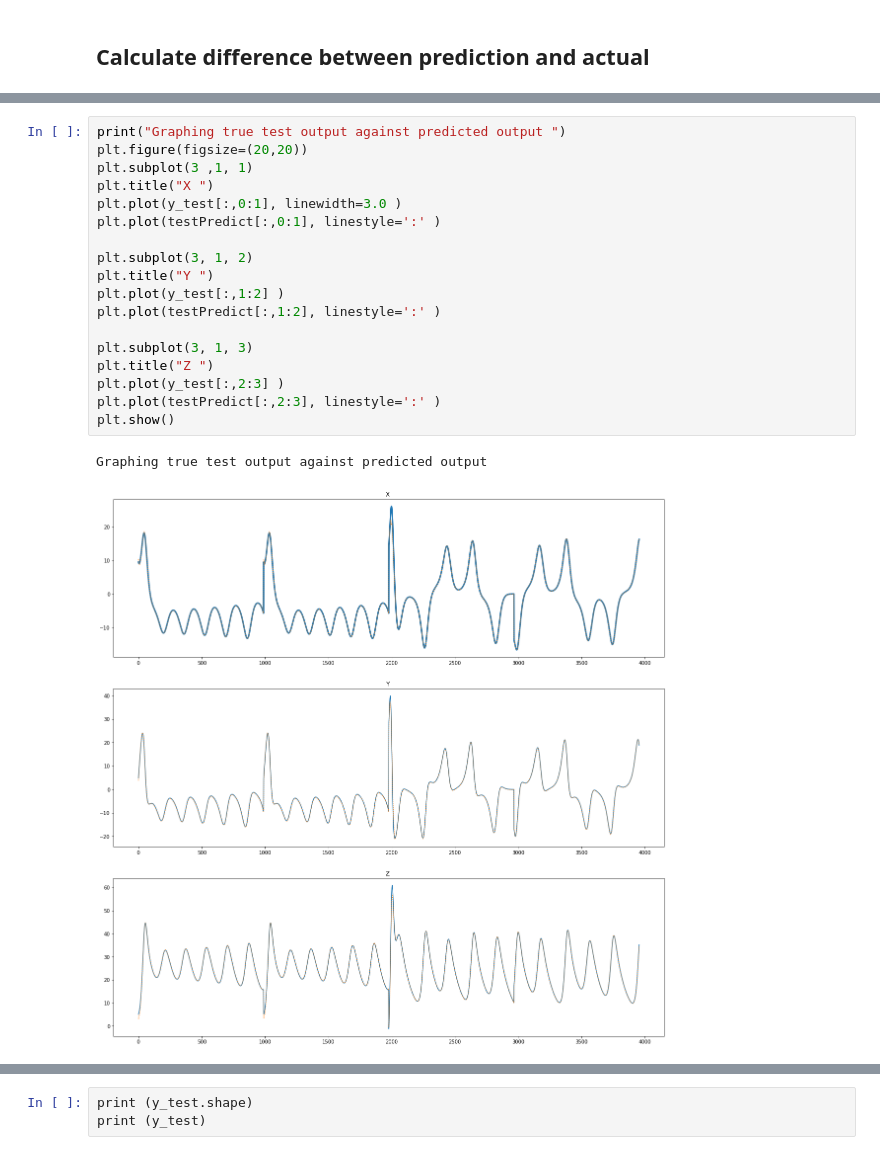
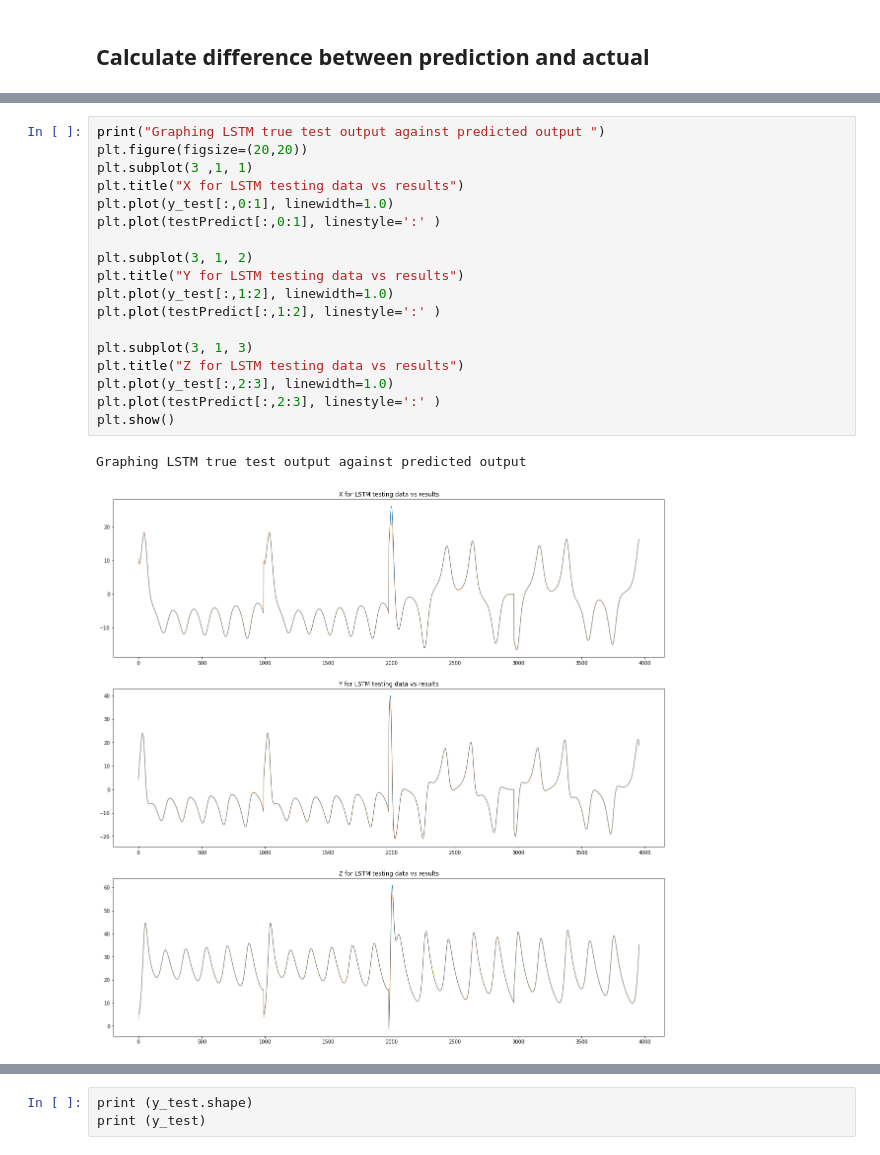
Before and after one commit to tgibbons-css/Keras_LSTM, a Jupyter notebook: Lorenz System- Tom updates.ipynb, the cells around one changed output, grey strips where cells are left out. Drawn from its saved outputs; the diff is of its cells as text.

Commit message:
Plotting experiment results

```diff
--- a/Lorenz System- Tom updates.ipynb
+++ b/Lorenz System- Tom updates.ipynb
@@ -497,21 +496,21 @@ Graphing RNN true test output against predicted output
 # %%
-print("Graphing true test output against predicted output ")
+print("Graphing LSTM true test output against predicted output ")
 plt.figure(figsize=(20,20))
 plt.subplot(3 ,1, 1)
-plt.title("X ")
-plt.plot(y_test[:,0:1], linewidth=3.0 )
+plt.title("X for LSTM testing data vs results")
+plt.plot(y_test[:,0:1], linewidth=1.0)
 plt.plot(testPredict[:,0:1], linestyle=':' )
 
 plt.subplot(3, 1, 2)
-plt.title("Y ")
-plt.plot(y_test[:,1:2] )
+plt.title("Y for LSTM testing data vs results")
+plt.plot(y_test[:,1:2], linewidth=1.0)
 plt.plot(testPredict[:,1:2], linestyle=':' )
 
 plt.subplot(3, 1, 3)
-plt.title("Z ")
-plt.plot(y_test[:,2:3] )
+plt.title("Z for LSTM testing data vs results")
+plt.plot(y_test[:,2:3], linewidth=1.0)
 plt.plot(testPredict[:,2:3], linestyle=':' )
 plt.show()
 # %% [output]
-Graphing true test output against predicted output
+Graphing LSTM true test output against predicted output
-[figure, old version]
+[figure, new version]
```
Also changed, not shown: parts of 5 cells of this notebook.
